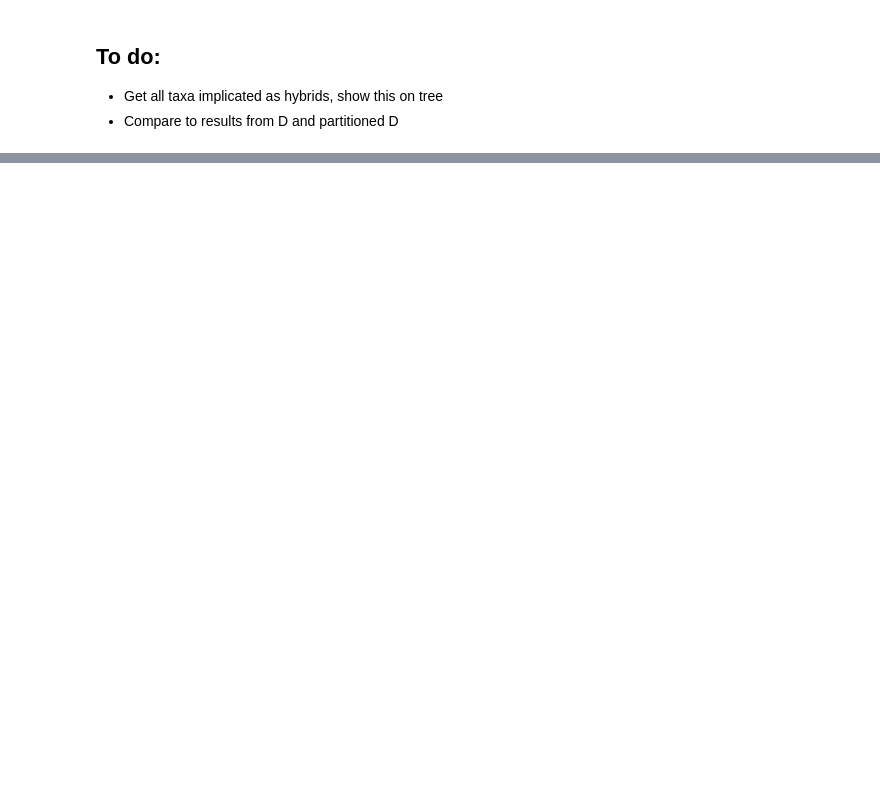
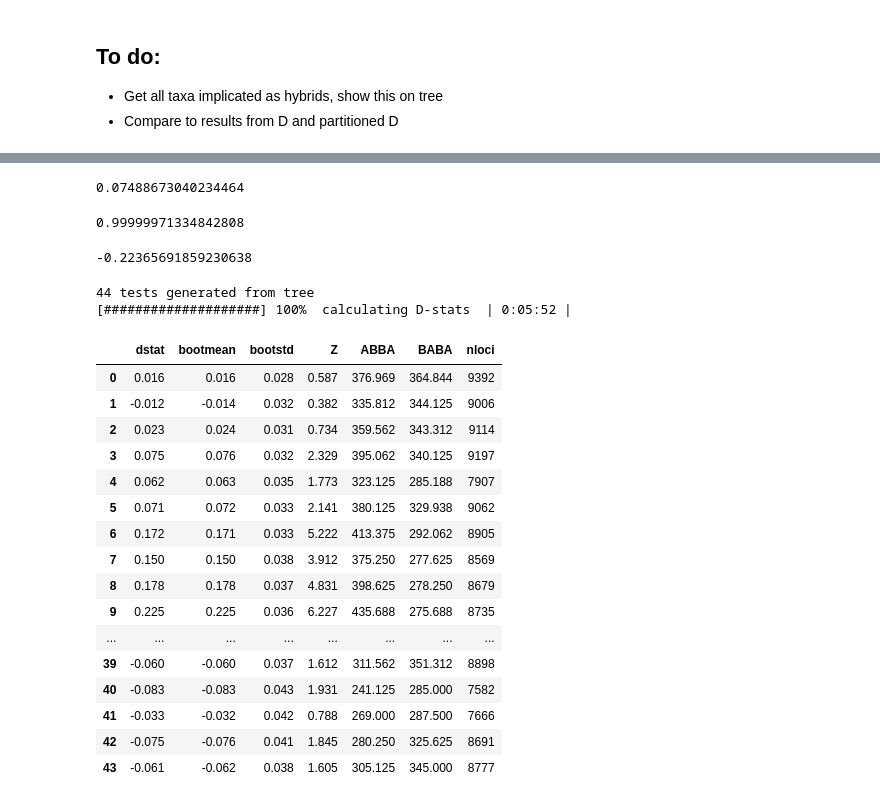
Before and after one commit to pmckenz1/quartet_proj, a Jupyter notebook: tetrad_introgression_working.ipynb, the cells around one changed output, grey strips where cells are left out. Cells and saved outputs as stored; diff of their text form; code cells hidden in the pictures; blank space fills up the shorter version.

```diff
--- a/tetrad_introgression_working.ipynb
+++ b/tetrad_introgression_working.ipynb
@@ -774,0 +855,55 @@ bootsarr.head(10)
+# %%
+sum([(Ds[i] - meanDs)**2 for i in range(len(Ds))])/(len(Ds)-1)**.5 #standard dev
+# %% [output]
+0.07488673040234464
+# %%
+norm.cdf()
+# %% [output]
+0.99999971334842808
+# %%
+numer = [float(bootsarr.abba[i])-float(bootsarr.baba[i]) for i in range(len(bootsarr))]
+denomer = [float(bootsarr.abba[i])+float(bootsarr.baba[i]) for i in range(len(bootsarr))]
+
+Ds = [(numer[i] / denomer[i]) for i in range(len(numer))]
+sum(Ds)/len(Ds)
+# %% [output]
+-0.22365691859230638
+# %%
+## create a baba object linked to a data file and newick tree
+bb = ipa.baba(data="/Users/pmckenz1/Desktop/projects/intro_python/analysis-ipyrad/min4_outfiles/min4.loci", newick="/Users/pmckenz1/Desktop/projects/quartet_proj/analysis-tetrad/pedicularis.tree")
+
+## generate all possible abba-baba tests meeting a set of constraints
+bb.generate_tests_from_tree(
+    constraint_dict={
+        "p4": ["32082_przewalskii", "33588_przewalskii"],
+        "p3": ["33413_thamno"],
+    })
+
+## run all tests linked to bb
+bb.run(ipyclient)
+
+## save the results table to a csv file
+#bb.results_table.to_csv("bb.abba-baba.csv", sep="\t")
+
+## show the results table in notebook
+bb.results_table
+# %% [output]
+44 tests generated from tree
+[####################] 100%  calculating D-stats  | 0:05:52 |
+|  | dstat | bootmean | bootstd | Z | ABBA | BABA | nloci |
+| 0 | 0.016 | 0.016 | 0.028 | 0.587 | 376.969 | 364.844 | 9392 |
+| 1 | -0.012 | -0.014 | 0.032 | 0.382 | 335.812 | 344.125 | 9006 |
+| 2 | 0.023 | 0.024 | 0.031 | 0.734 | 359.562 | 343.312 | 9114 |
+| 3 | 0.075 | 0.076 | 0.032 | 2.329 | 395.062 | 340.125 | 9197 |
+| 4 | 0.062 | 0.063 | 0.035 | 1.773 | 323.125 | 285.188 | 7907 |
+| 5 | 0.071 | 0.072 | 0.033 | 2.141 | 380.125 | 329.938 | 9062 |
+| 6 | 0.172 | 0.171 | 0.033 | 5.222 | 413.375 | 292.062 | 8905 |
+| 7 | 0.150 | 0.150 | 0.038 | 3.912 | 375.250 | 277.625 | 8569 |
+| 8 | 0.178 | 0.178 | 0.037 | 4.831 | 398.625 | 278.250 | 8679 |
+| 9 | 0.225 | 0.225 | 0.036 | 6.227 | 435.688 | 275.688 | 8735 |
+| ... | ... | ... | ... | ... | ... | ... | ... |
+| 39 | -0.060 | -0.060 | 0.037 | 1.612 | 311.562 | 351.312 | 8898 |
+| 40 | -0.083 | -0.083 | 0.043 | 1.931 | 241.125 | 285.000 | 7582 |
+| 41 | -0.033 | -0.032 | 0.042 | 0.788 | 269.000 | 287.500 | 7666 |
+| 42 | -0.075 | -0.076 | 0.041 | 1.845 | 280.250 | 325.625 | 8691 |
+| 43 | -0.061 | -0.062 | 0.038 | 1.605 | 305.125 | 345.000 | 8777 |
```
Also changed, not shown: parts of 33 cells of this notebook, 12 other files.
